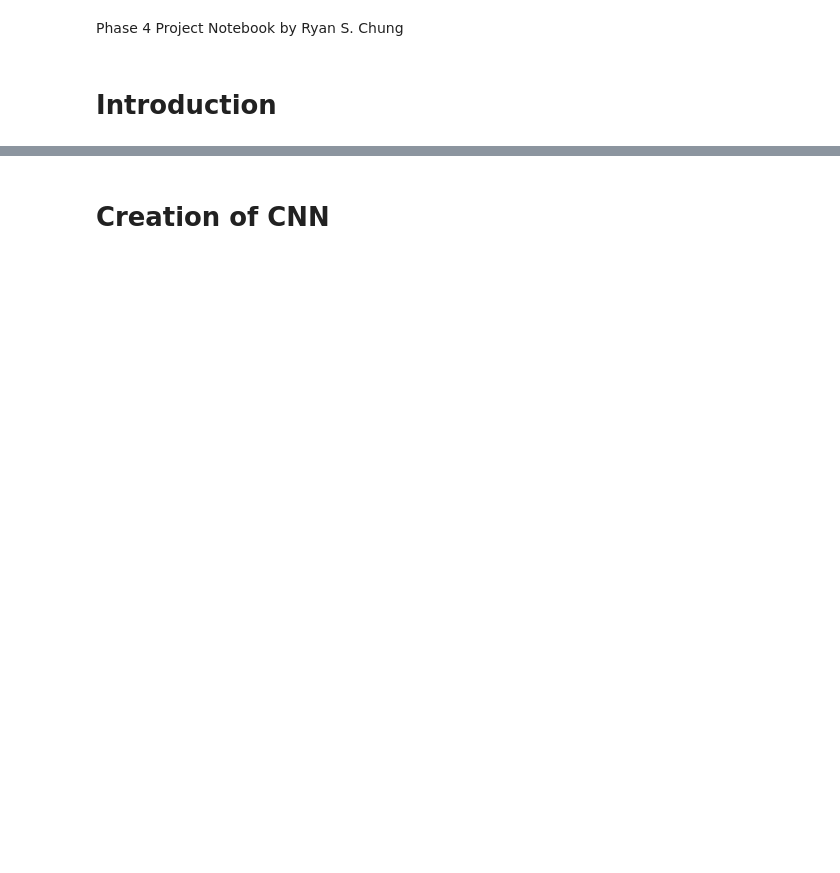
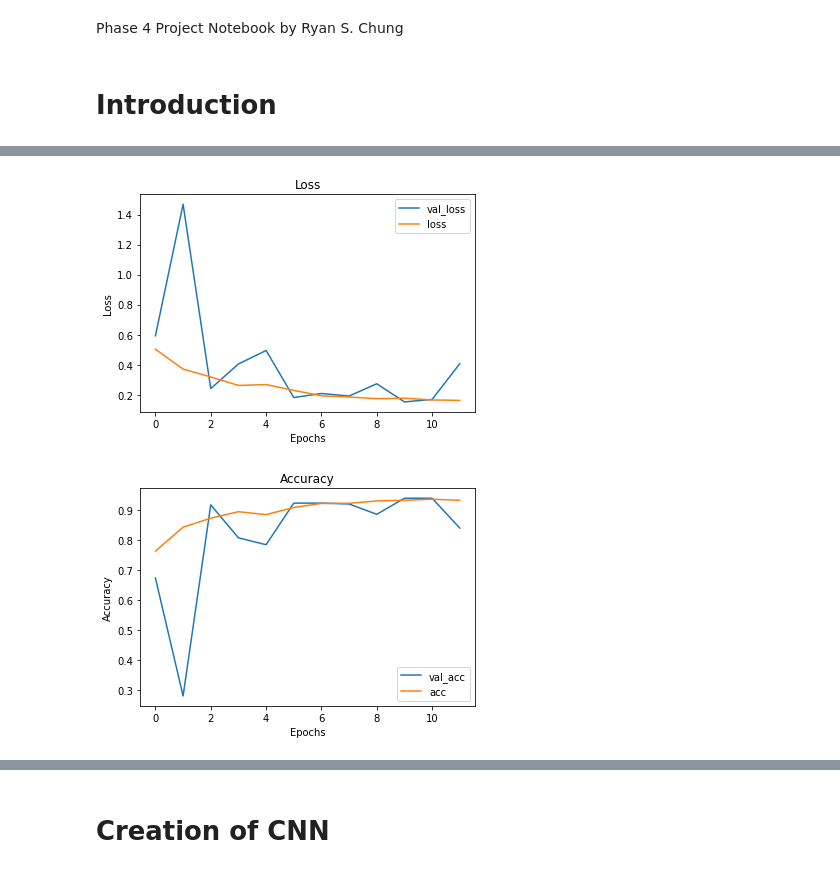
Before and after one commit to INV-VTL/P4-Project, a Jupyter notebook: Notebook.ipynb, the cells around one changed output, grey strips where cells are left out. Drawn from its saved outputs; the diff is of its cells as text; code cells hidden in the pictures; blank space fills up the shorter version.

```diff
--- a/Notebook.ipynb
+++ b/Notebook.ipynb
@@ -29,0 +175,5 @@ from keras.preprocessing.image import ImageDataGenerator, array_to_img, img_to_a
+# %%
+Model_2 = Sequential()
+Model_2.add(Dense(64, activation='tanh', input_shape=(4096,)))
+Model_2.add(Dense(32, activation='tanh'))
+Model_2.add(Dense(2, activation='softmax'))
@@ -29,0 +197,4 @@ from keras.preprocessing.image import ImageDataGenerator, array_to_img, img_to_a
+# %%
+Model_2.compile(loss='categorical_crossentropy', optimizer='sgd', metrics=['acc'])
+# %%
+results_2 = Model_2.fit(X_train, y_train, batch_size=64, epochs=12, validation_data=(X_test, y_test))
@@ -29,0 +219,25 @@ from keras.preprocessing.image import ImageDataGenerator, array_to_img, img_to_a
+# %%
+def visualize_training_results(results):
+    history = results.history
+    plt.figure()
+    plt.plot(history['val_loss'])
+    plt.plot(history['loss'])
+    plt.legend(['val_loss', 'loss'])
+    plt.title('Loss')
+    plt.xlabel('Epochs')
+    plt.ylabel('Loss')
+    plt.show()
+
+    plt.figure()
+    plt.plot(history['val_acc'])
+    plt.plot(history['acc'])
+    plt.legend(['val_acc', 'acc'])
+    plt.title('Accuracy')
+    plt.xlabel('Epochs')
+    plt.ylabel('Accuracy')
+    plt.show()
+# %%
+visualize_training_results(results_2)
+# %% [output]
+[figure, added]
+[figure, added]
```
Also changed, not shown: parts of 50 cells of this notebook.
